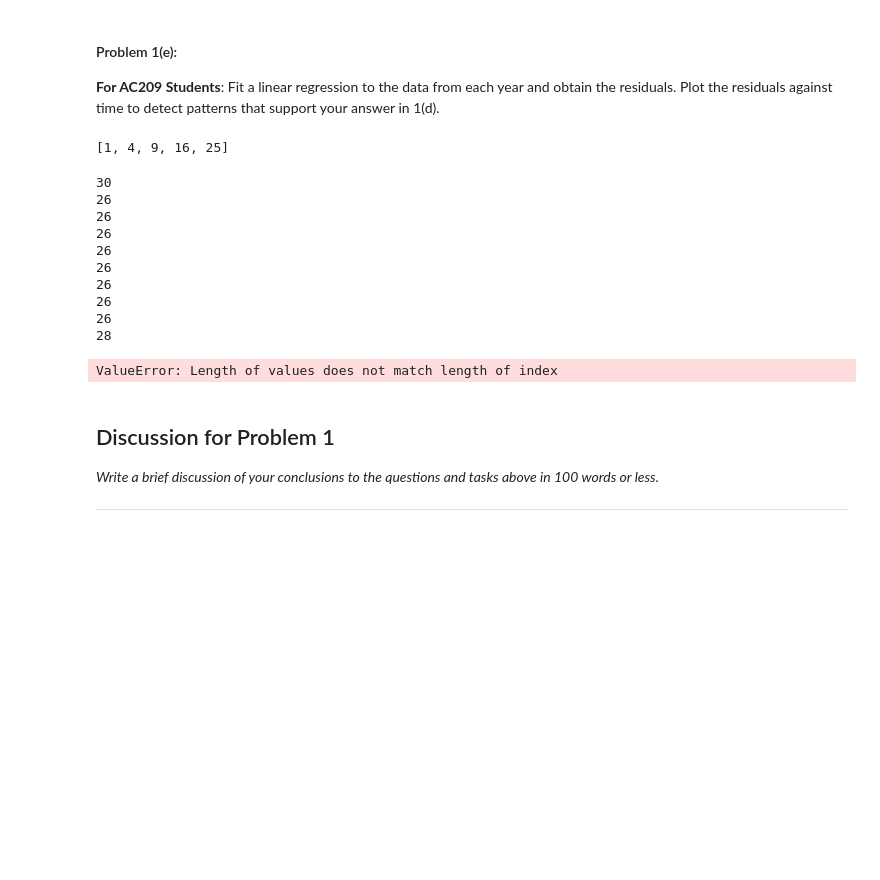
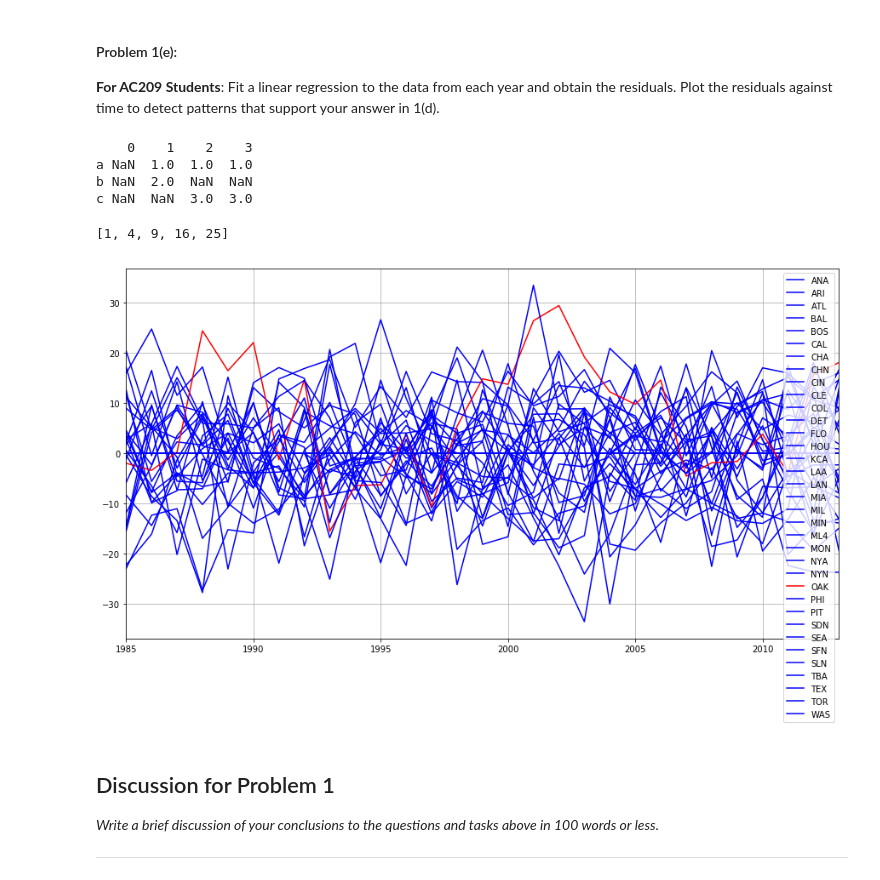
Before and after one commit to ShichengChen/cs109, a Jupyter notebook: 2014-master/homework/HW1.ipynb, the cells around one changed output. Cells and saved outputs as stored; diff of their text form; code cells hidden in the pictures; blank space fills up the shorter version.

```diff
--- a/2014-master/homework/HW1.ipynb
+++ b/2014-master/homework/HW1.ipynb
@@ -224,6 +240,18 @@ BOS
 #### Problem 1(e):
 
 **For AC209 Students**: Fit a linear regression to the data from each year and obtain the residuals. Plot the residuals against time to detect patterns that support your answer in 1(d).
+# %%
+dft = pd.DataFrame()
+dft[0] = pd.Series(index=['a','b','c'])
+dft[1] = pd.Series([1,2], index=['a','b'])
+dft[2] = pd.Series([1,3], index=['a','c'])
+dft[3] = pd.Series([3,1], index=['c','a'])
+print dft
+# %% [output]
+    0    1    2    3
+a NaN  1.0  1.0  1.0
+b NaN  2.0  NaN  NaN
+c NaN  NaN  3.0  3.0
 # %%
 items = [1, 2, 3, 4, 5]
 squared = list(map(lambda x: x**2, items))
@@ -231,50 +259,38 @@ squared
 # %% [output]
 [1, 4, 9, 16, 25]
 # %%
-#help(residData.index.format)
+years = np.arange(1985, 2014)
+#years = np.arange(1988, 1991)
+#years = np.arange(1999, 2005)
+#years = np.arange(1992, 1994)
+lswin = swin[(swin.yearID < years[-1]) & (swin.yearID >= years[0])]
+teamslist = lswin.drop_duplicates(subset=['teamID']).teamID.values
+resid = pd.DataFrame()
+resid[0] = pd.Series(index=teamslist)
 teamName = 'OAK'
-years = np.arange(1985, 2014)
-#years = np.arange(1985, 1994)
-residData = pd.DataFrame()
-lmax = 0
 for i in years:
-    df = swin[swin['yearID'] == i]
-    lmax = max(len(df.W.values),lmax)
-print lmax
-for i in years:
-    df = swin[swin['yearID'] == i]
-    x = np.vstack([df.salary.values, np.ones(len(df.salary.values))]).T
+    df = swin[swin.yearID == i]
+    xs = df.salary.values / 1e6
+    x = np.vstack([xs, np.ones(len(xs))]).T
     y = df.W.values
+    tname = df.teamID.values
     k, b = np.linalg.lstsq(x, y)[0]
-    ry = y - (k * df.salary.values + b)
-    print len(ry)
-    #print ry
-    residData[i] = ry
-
-residData.index = df['teamID']
-residData = residData.T
-residData.index = residData.index.format()
-#print residData.head()
-
-residData.plot(figsize = (15, 8),
-               color=map(lambda x: 'blue' if x=='OAK' else 'gray',df.teamID))
+    ry = y - (k * xs + b)
+    #print len(ry)
+    #print tname
+    resid[i] = pd.Series(ry,index=tname)
+resid = resid.fillna(0)
+del resid[0]
+resid = resid.T
+resid.index = resid.index.format()
+resid.plot(figsize = (15, 8), color=map(lambda x: 'r' if x=='OAK' else 'b',teamslist))
 plt.title('Residuals from least squares estimates across years')
 plt.xlabel('year')
 plt.ylabel('residuals')
 plt.grid()
 plt.show()
 # %% [output]
-30
-26
-26
-26
-26
-26
-26
-26
-26
-28
-ValueError: Length of values does not match length of index
+[figure, added]
 # %% [markdown]
 ## Discussion for Problem 1
 
```
Also changed, not shown: parts of 5 cells of this notebook, 1 other file.
